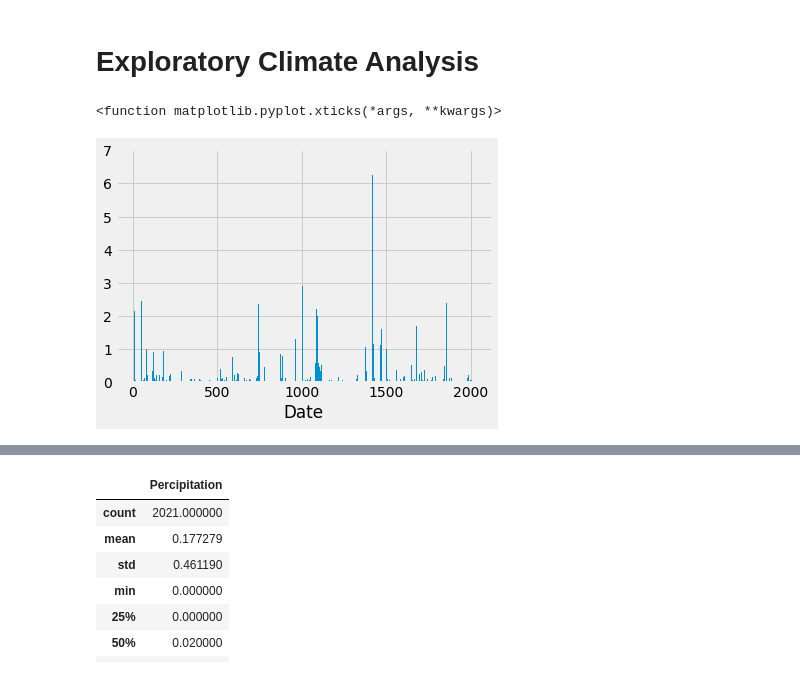
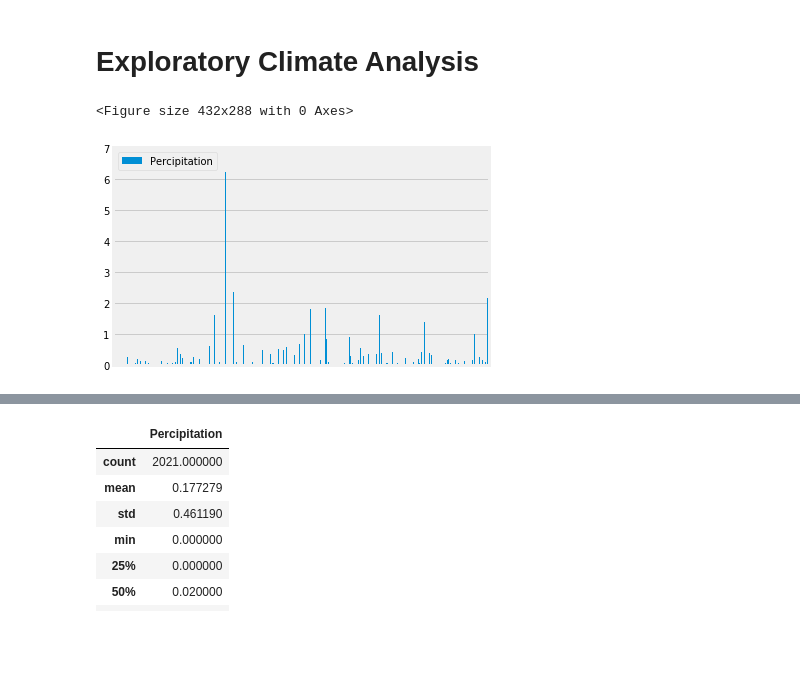
Before and after one commit to leetaylor7/SQL-Alchemy-HW, a Jupyter notebook: climate_starter.ipynb, the cells around one changed output, grey strips where cells are left out. Cells and saved outputs as stored; diff of their text form; code cells hidden in the pictures; blank space fills up the shorter version.

```diff
--- a/climate_starter.ipynb
+++ b/climate_starter.ipynb
@@ -54,46 +54,43 @@ first_row.__dict__
 # %%
 # Design a query to retrieve the last 12 months of precipitation data and plot the results
 # Perform a query to retrieve the data and precipitation scores
 # Save the query results as a Pandas DataFrame and set the index to the date column
 
 #Queries the Data
 results = session.query(Measurement.date, Measurement.prcp, Measurement.station, Measurement.tobs).order_by(Measurement.date.desc()).all()
 
 #Unpacks the data
 date = [results[0] for results in results]
 percp = [results[1] for results in results]
 
 df = pd.DataFrame({
     "Date": date,
     "Percipitation": percp
 })
 
-#drops null values and desired
-df['Date'] = pd.to_datetime(df['Date'])
-
 
 # Calculate the date 1 year ago from the last data point in the database
+df['Date'] = pd.to_datetime(df['Date'])
 last = df['Date'].max()
 last_year = last - dt.timedelta(days=365)
 
 # Sort the dataframe by date
 df1 = df[df['Date'] >= last_year]
 df1 = df1.dropna(axis=0)
 df2 = df1.set_index('Date')
-df2 = df2.sort_index(axis=0, ascending=True)
+df2 = df2.sort_index(axis=0, ascending=False)
+
 
 # Use Pandas Plotting with Matplotlib to plot the data
-plt.style.use('fivethirtyeight')
-
-x_axis = range(len(df2))
-y_axis = df2['Percipitation']
-
-plt.bar(x=x_axis, height=y_axis, bottom=None )
-plt.xlabel('Date')
-plt.xticks
+plt.figure(figsize=(6,4))
+df2.plot(kind='bar')
+ax1 = plt.axes()
+x_axis = ax1.axes.get_xaxis()
+x_axis.set_visible(False)
+plt.show()
 # %% [output]
-<function matplotlib.pyplot.xticks(*args, **kwargs)>
+<Figure size 432x288 with 0 Axes>
-[figure, old version]
+[figure, new version]
 # %% [markdown]
 ![precipitation](Images/precipitation.png)
 # %%
```
Also changed, not shown: parts of 5 cells of this notebook.
